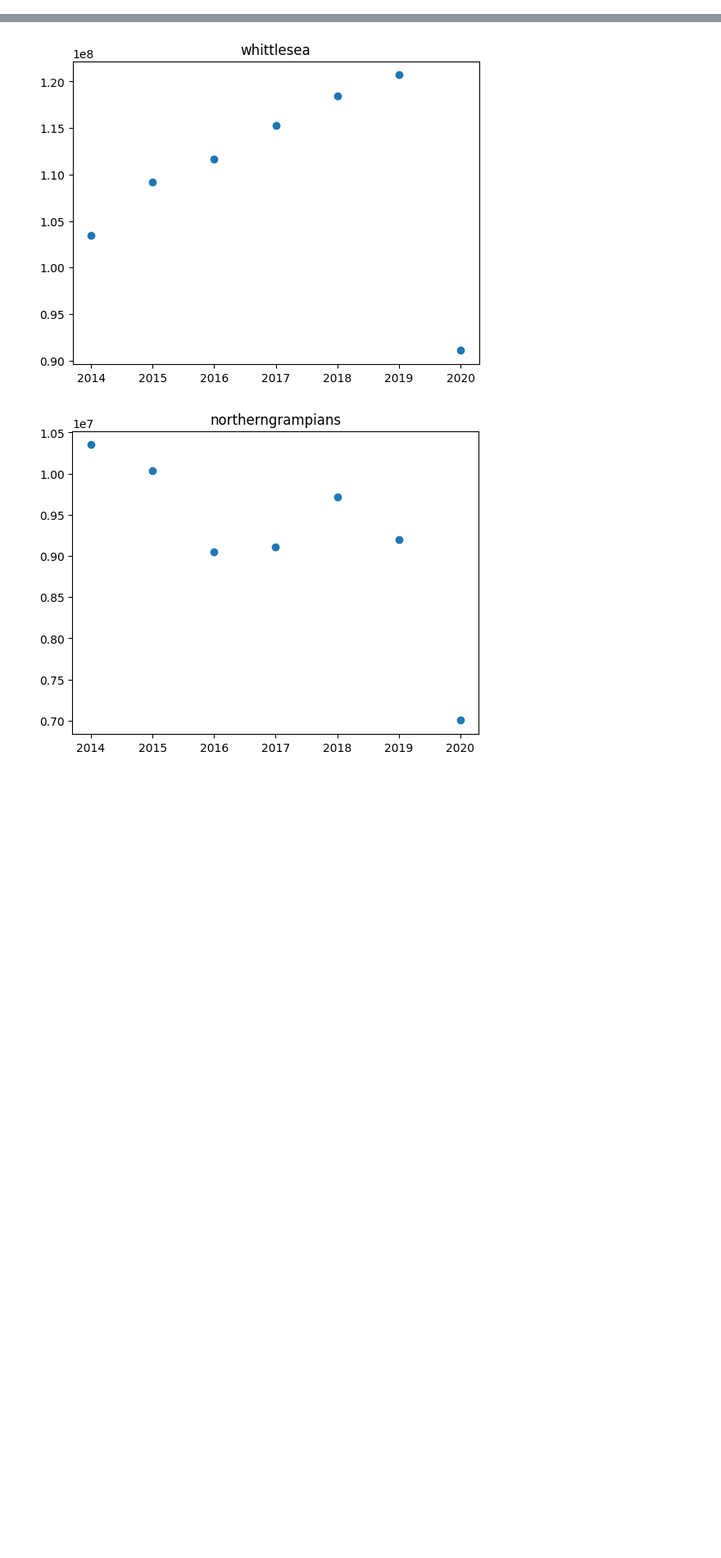
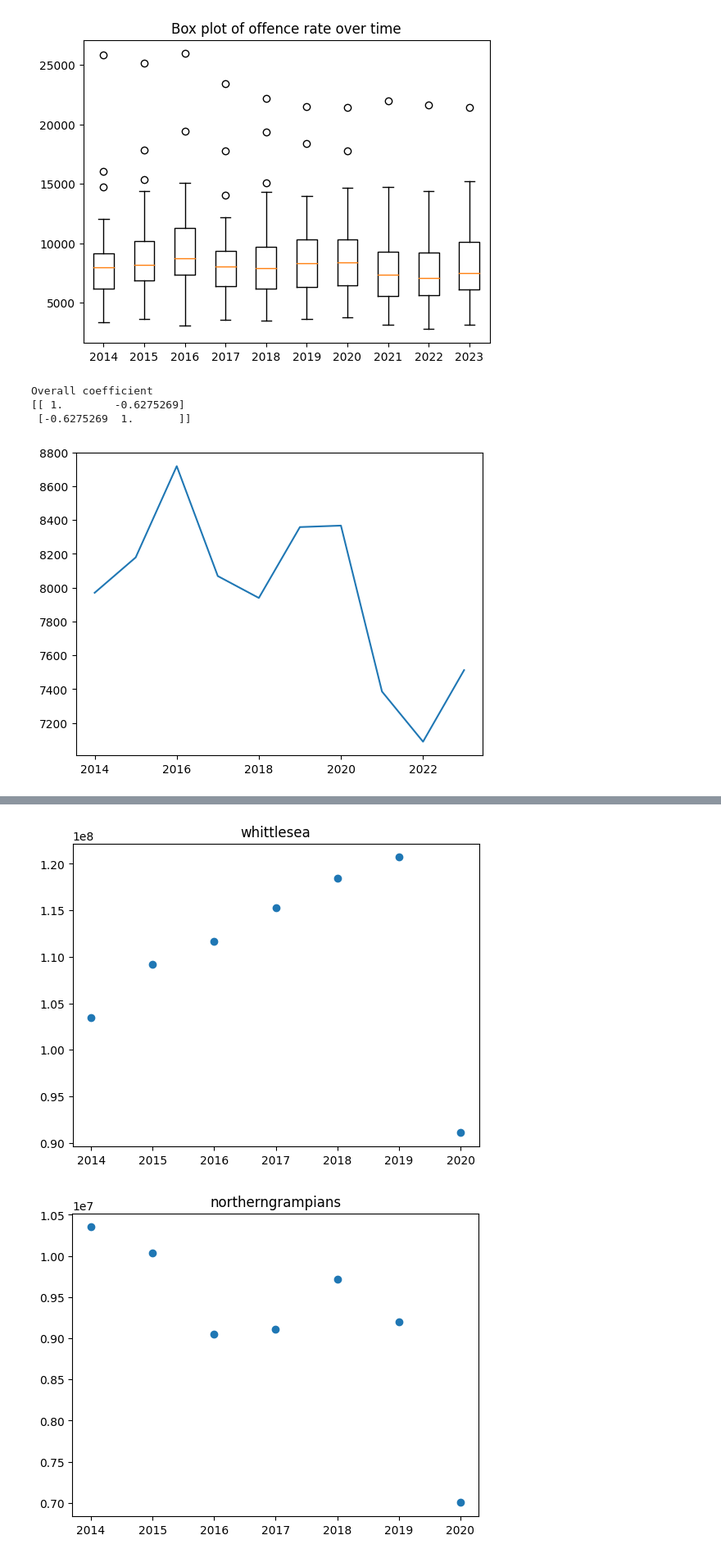
Before and after one commit to khangluong2004/COMP20008_Assignment2, a Jupyter notebook: khang/eda.ipynb, the cells around one changed output, grey strips where cells are left out. Shown at 82% size. Cells and saved outputs as stored; diff of their text form; code cells hidden in the pictures; blank space fills up the shorter version.

```diff
--- a/khang/eda.ipynb
+++ b/khang/eda.ipynb
@@ -87,0 +167,57 @@ yarriambiack 0.8418736303236303
+# %%
+# EDA Offence count
+# Across LGA in each year: Slightly skewed to higher extreme, with several outliers.
+# melbourne is the only place with extremely high offence rate > 20,000 all year (need to check if it's
+# city or the region, since the population is higher than expected)
+
+# Across time: Sharp drop in 2021, 2022 (might be due to covid19),
+# with overall down trend. Excluding the drop in 2021, no significant trend in overall median,
+# and across each lga, with the correlation coefficient spanning (-0.75, near 1)
+
+offences = preProcess.cleanedOffences
+
+allYear = offences["Year"].unique()[::-1]
+
+# Group by time and check the median rate
+yearGroup = [offences[offences["Year"] == year]["Rate per 100,000 population"] for year in allYear]
+
+plt.figure()
+plt.title("Box plot of offence rate over time")
+plt.boxplot(yearGroup)
+plt.xticks([i for i in range(1, len(allYear) + 1)], allYear)
+plt.show()
+
+plt.figure()
+print("Overall coefficient")
+print(np.corrcoef(allYear, [np.median(group) for group in yearGroup]))
+plt.plot(allYear, [np.median(group) for group in yearGroup])
+plt.show()
+
+all_corr = []
+plt.figure()
+for lga in offences["Local Government Area"].unique():
+    lgaYear = [offences[(offences["Local Government Area"] == lga)
+                        & (offences["Year"] == year)]["Rate per 100,000 population"].iloc[0] for year in allYear]
+    corr = np.corrcoef(allYear, lgaYear)[0][1]
+    print(lga, corr)
+    all_corr.append(corr)
+
+    m, b = np.polyfit(allYear, lgaYear, 1)
+
+    # Use plt.figure() to plot for each housing on different figure
+    # plt.figure()
+    plt.plot(allYear, lgaYear, 'o')
+    plt.plot(allYear, m * allYear + b)
+    # plt.show()
+plt.show()
+
+
+plt.figure()
+plt.boxplot(all_corr)
+plt.show()
+# %% [output]
+[figure, added]
+Overall coefficient
+[[ 1.        -0.6275269]
+ [-0.6275269  1.       ]]
+[figure, added]
```
Also changed, not shown: parts of 5 cells of this notebook, 1 other file.
